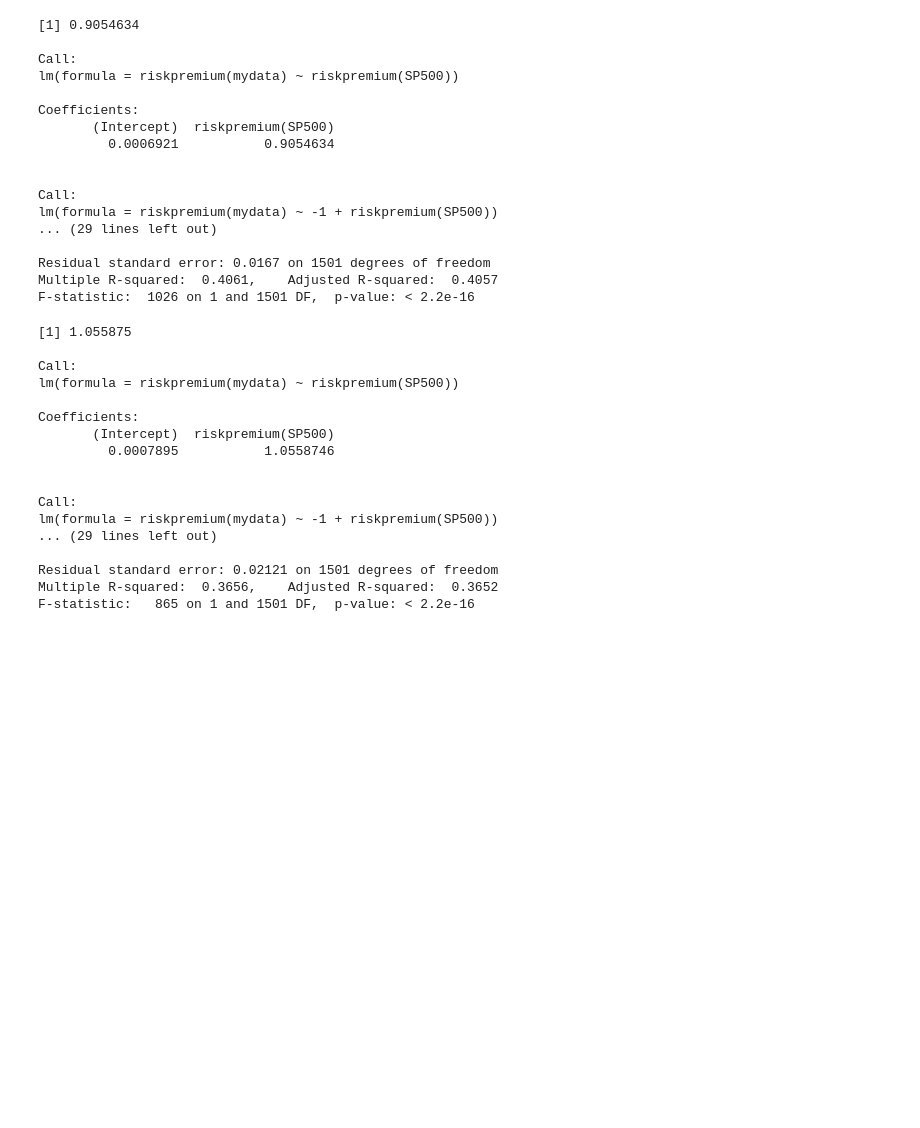
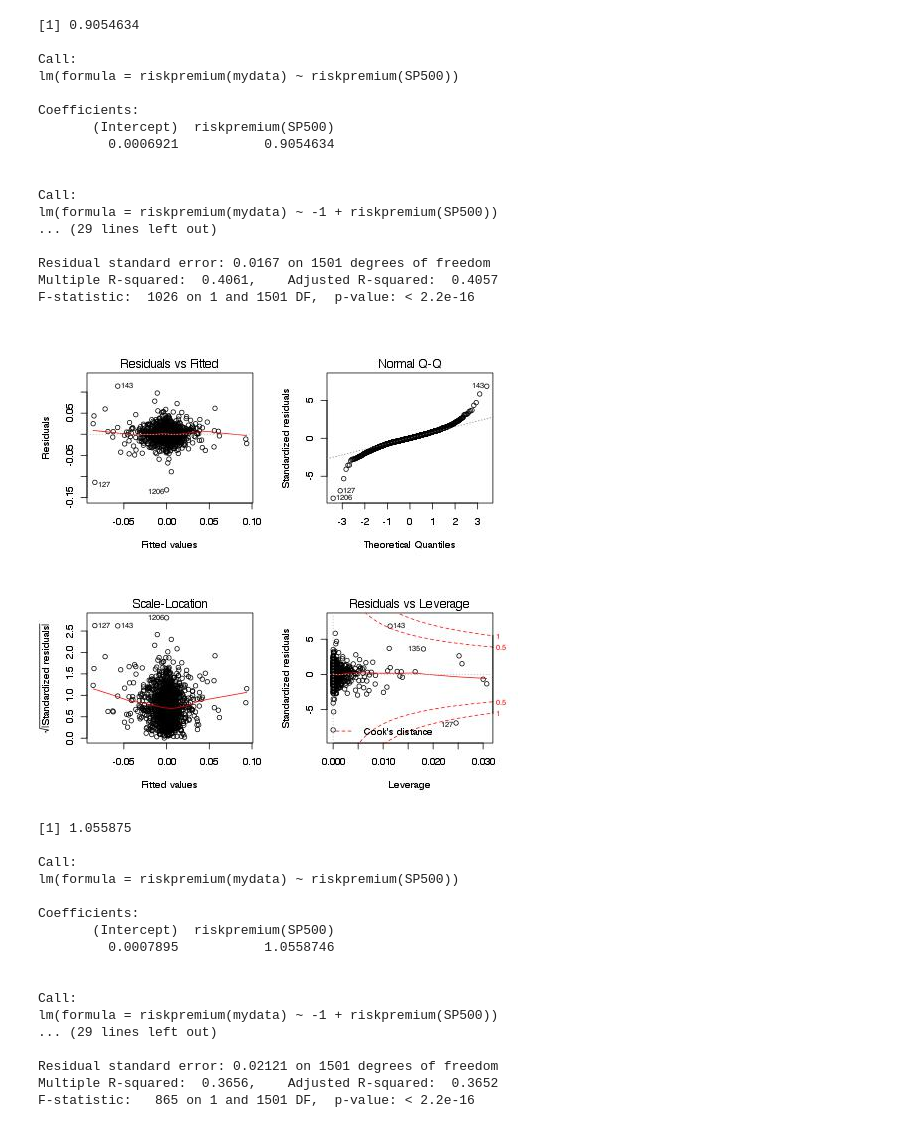
Before and after one commit to linuslin1/INNOVA, a Jupyter notebook: notebooks/NB3_data_analysis.ipynb, the cells around one changed output. Saved outputs shown, nothing was run; the diff lists cells and outputs as text; code cells hidden in the pictures; blank space fills up the shorter version.

```diff
--- a/notebooks/NB3_data_analysis.ipynb
+++ b/notebooks/NB3_data_analysis.ipynb
@@ -391,6 +404,11 @@ lm(formula = riskpremium(mydata) ~ -1 + riskpremium(SP500))
 Residual standard error: 0.0167 on 1501 degrees of freedom
 Multiple R-squared:  0.4061,    Adjusted R-squared:  0.4057
 F-statistic:  1026 on 1 and 1501 DF,  p-value: < 2.2e-16
+# %%
+from IPython.display import Image
+Image(filename='../visualizations/RA_AAPL.jpg')
+# %% [output]
+[figure, added]
 # %%
 %%R
 par(mfrow=c(3,2))
```
Also changed, not shown: parts of 20 cells of this notebook.
